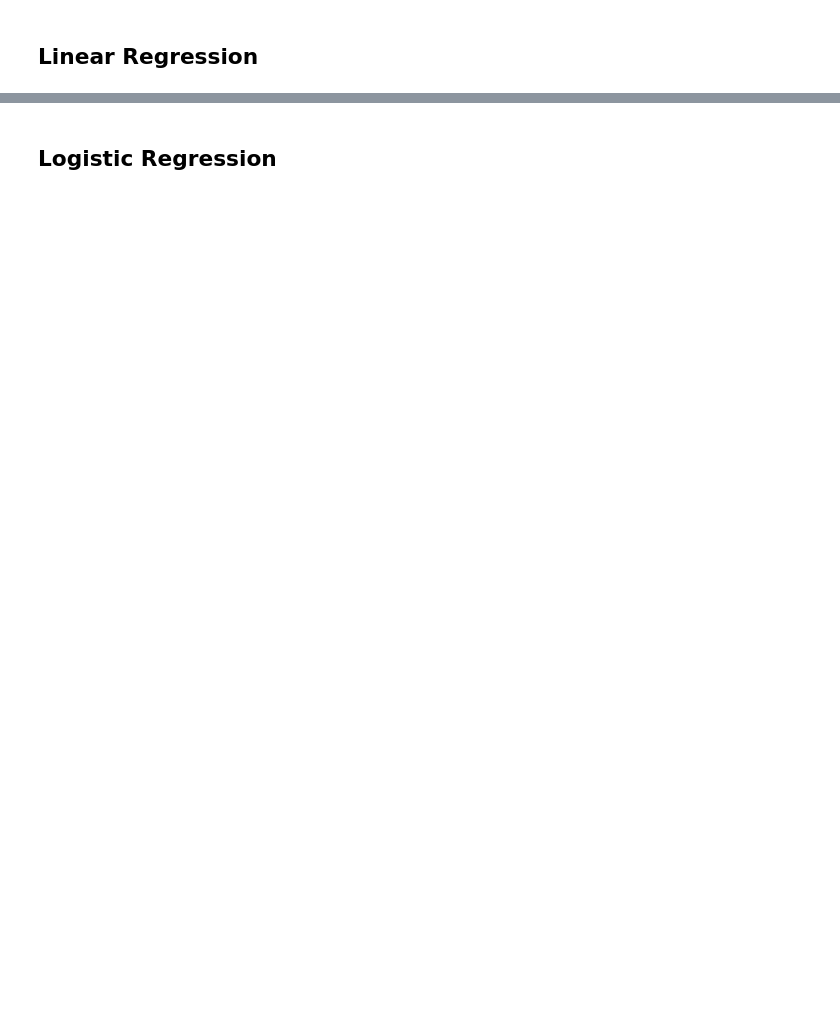
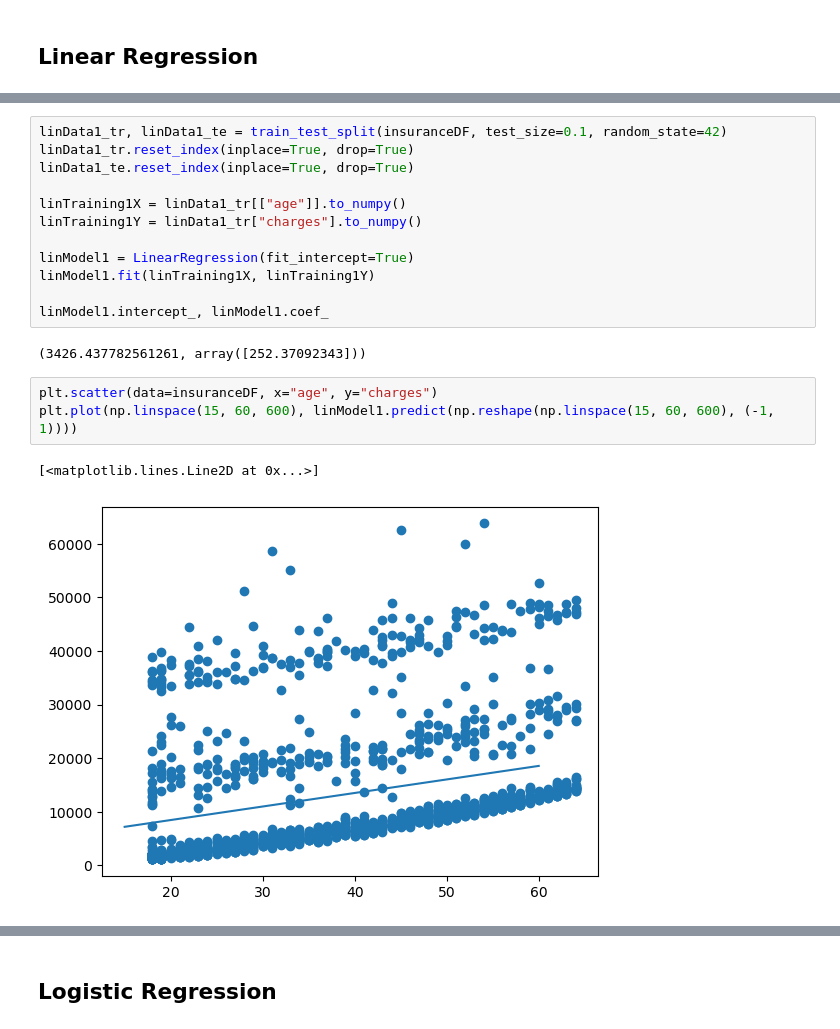
Before and after one commit to monkeygobah/code_grand_rounds, a Jupyter notebook: module_3_Data_Science/DS_Workshop_2.ipynb, the cells around one changed output, grey strips where cells are left out. Cells and saved outputs as stored; diff of their text form; blank space fills up the shorter version.

```diff
--- a/module_3_Data_Science/DS_Workshop_2.ipynb
+++ b/module_3_Data_Science/DS_Workshop_2.ipynb
@@ -26,0 +77,20 @@ import pandas as pd
+# %%
+linData1_tr, linData1_te = train_test_split(insuranceDF, test_size=0.1, random_state=42)
+linData1_tr.reset_index(inplace=True, drop=True)
+linData1_te.reset_index(inplace=True, drop=True)
+
+linTraining1X = linData1_tr[["age"]].to_numpy()
+linTraining1Y = linData1_tr["charges"].to_numpy()
+
+linModel1 = LinearRegression(fit_intercept=True)
+linModel1.fit(linTraining1X, linTraining1Y)
+
+linModel1.intercept_, linModel1.coef_
+# %% [output]
+(3426.437782561261, array([252.37092343]))
+# %%
+plt.scatter(data=insuranceDF, x="age", y="charges")
+plt.plot(np.linspace(15, 60, 600), linModel1.predict(np.reshape(np.linspace(15, 60, 600), (-1, 1))))
+# %% [output]
+[<matplotlib.lines.Line2D at 0x...>]
+[figure, added]
```
Also changed, not shown: parts of 23 cells of this notebook, 1 other file.
